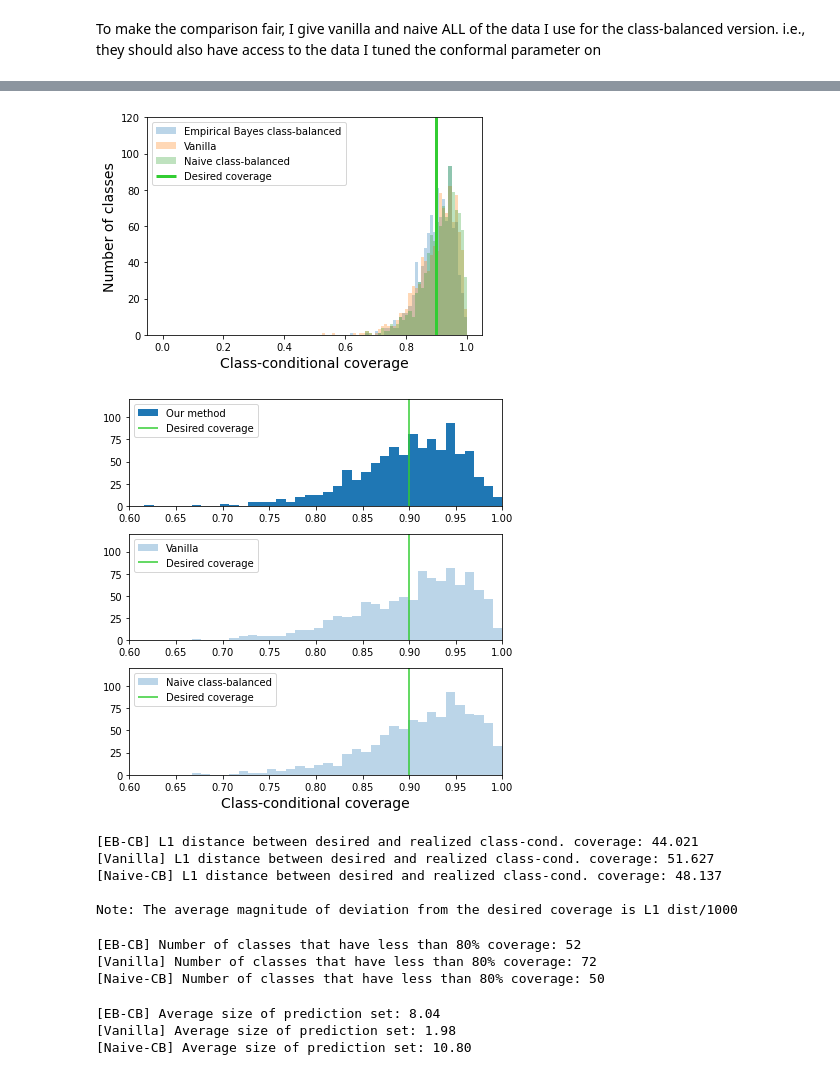
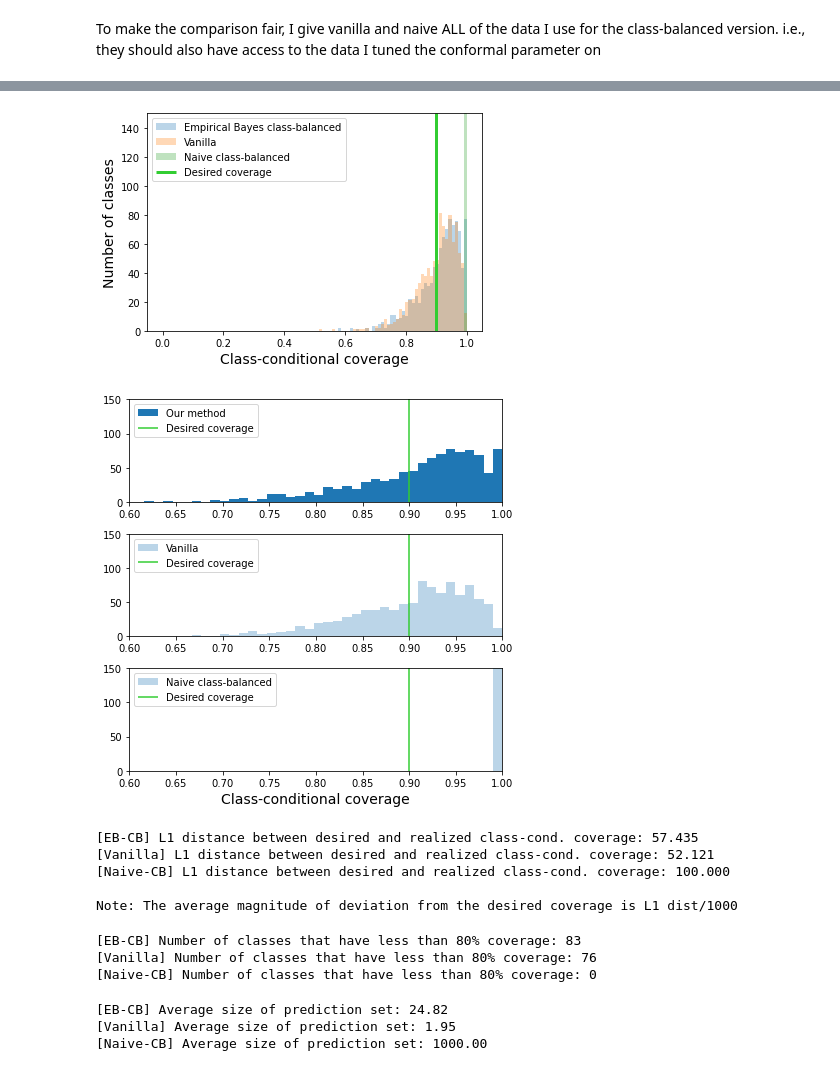
Before and after one commit to tiffanyding/empirical-bayes-conformal, a Jupyter notebook: pipeline.ipynb, the cells around one changed output, grey strips where cells are left out. Saved outputs shown, nothing was run; the diff lists cells and outputs as text; code cells hidden in the pictures.

```diff
--- a/pipeline.ipynb
+++ b/pipeline.ipynb
@@ -44,7 +44,7 @@ CPU times: user 674 ms, sys: 4.24 s, total: 4.91 s
 Wall time: 4.93 s
 # %%
 alpha = .1
-n_k = 20
+n_k = 5
 n_k_tune = 1
 num_samples = 10000 # Number of Monte Carlo samples for estimating quantile of posterior score distribution
 num_classes = 1000 # Number of classes in ImageNet
@@ -514,7 +509,7 @@ print(f'Marginal coverage of Vanilla: {marginal_cov*100:.2f}%')
 vanilla_class_specific_cov = compute_class_specific_coverage(val_labels, vanilla_preds)
 
 # B) Naive class-balanced
-naivecb_qhats = compute_class_specific_qhats(calib_scores_all, calib_labels, alpha=alpha)
+naivecb_qhats = compute_class_specific_qhats(calib_scores_all, calib_labels, alpha=alpha, default_qhat=np.inf)
 naivecb_preds = create_cb_prediction_sets(val_scores_all, naivecb_qhats)
 
 naivecb_marginal_cov = compute_coverage(val_labels, naivecb_preds)
@@ -529,34 +539,36 @@ plt.hist(class_specific_cov, bins=bins, label="Empirical Bayes class-balanced",
 plt.hist(vanilla_class_specific_cov, bins=bins, label="Vanilla", alpha=.3)
 plt.hist(naivecb_class_specific_cov, bins=bins, label="Naive class-balanced", alpha=.3)
 
-plt.vlines(1-alpha, 0, 120, label='Desired coverage', color='limegreen', linewidth=3)
-plt.ylim(0,120)
+_, plot_ymax = plt.ylim()
+# plot_ymax = 150
+plt.vlines(1-alpha, 0, plot_ymax, label='Desired coverage', color='limegreen', linewidth=3)
+plt.ylim(0, plot_ymax)
 
 plt.ylabel('Number of classes', fontsize=14)
 plt.xlabel('Class-conditional coverage', fontsize=14)
 plt.legend()
 plt.show()
 # %% [output]
-[figure, old version]
+[figure, new version]
 # %%
 # The same histograms as above, except on separate plots
 fig, axs = plt.subplots(3,1, figsize=(6, 6))
 
 bins = np.linspace(0, 1, 100)
 axs[0].hist(class_specific_cov, bins=bins, label="Our method")
 axs[1].hist(vanilla_class_specific_cov, bins=bins, label="Vanilla", alpha=.3)
 axs[2].hist(naivecb_class_specific_cov, bins=bins, label="Naive class-balanced", alpha=.3)
 
 for i in range(3):
-    axs[i].vlines(1-alpha, 0, 120, label='Desired coverage', color='limegreen')
-    axs[i].set_ylim(0, 120)
+    axs[i].vlines(1-alpha, 0, plot_ymax, label='Desired coverage', color='limegreen')
+    axs[i].set_ylim(0, plot_ymax)
     axs[i].set_xlim(0.6, 1)
     axs[i].legend(loc='upper left')
 
 plt.xlabel('Class-conditional coverage', fontsize=14)
 plt.tight_layout()
 # %% [output]
-[figure, old version]
+[figure, new version]
 # %%
 # Compute l1 distance between desired and realized coverage
 l1_dist = np.sum(np.abs(class_specific_cov - (1 - alpha)))
@@ -569,9 +581,9 @@ print(f'[Naive-CB] L1 distance between desired and realized class-cond. coverage
 
 print("\nNote: The average magnitude of deviation from the desired coverage is L1 dist/1000")
 # %% [output]
-[EB-CB] L1 distance between desired and realized class-cond. coverage: 44.021
-[Vanilla] L1 distance between desired and realized class-cond. coverage: 51.627
-[Naive-CB] L1 distance between desired and realized class-cond. coverage: 48.137
+[EB-CB] L1 distance between desired and realized class-cond. coverage: 57.435
+[Vanilla] L1 distance between desired and realized class-cond. coverage: 52.121
+[Naive-CB] L1 distance between desired and realized class-cond. coverage: 100.000
 
 Note: The average magnitude of deviation from the desired coverage is L1 dist/1000
 # %%
@@ -590,9 +602,9 @@ print(f'[Naive-CB] Number of classes that have less than 80% coverage:',
 
 # Usign unconformalized qhats: [EB-CB] Number of classes that have less than 80% coverage: 15
 # %% [output]
-[EB-CB] Number of classes that have less than 80% coverage: 52
-[Vanilla] Number of classes that have less than 80% coverage: 72
-[Naive-CB] Number of classes that have less than 80% coverage: 50
+[EB-CB] Number of classes that have less than 80% coverage: 83
+[Vanilla] Number of classes that have less than 80% coverage: 76
+[Naive-CB] Number of classes that have less than 80% coverage: 0
 # %%
 avg_set_size = compute_avg_set_size(preds)
 vanilla_avg_set_size = compute_avg_set_size(vanilla_preds)
@@ -604,9 +616,9 @@ print(f'[Naive-CB] Average size of prediction set: {naivecb_avg_set_size:.2f}')
 
 # Using unconformalized qhats: [EB-CB] Average size of prediction set: 2.99
 # %% [output]
-[EB-CB] Average size of prediction set: 8.04
-[Vanilla] Average size of prediction set: 1.98
-[Naive-CB] Average size of prediction set: 10.80
+[EB-CB] Average size of prediction set: 24.82
+[Vanilla] Average size of prediction set: 1.95
+[Naive-CB] Average size of prediction set: 1000.00
 # %%
 # Visualization of set sizes
 set_sizes = [len(x) for x in preds]
```
Also changed, not shown: parts of 18 cells of this notebook.
